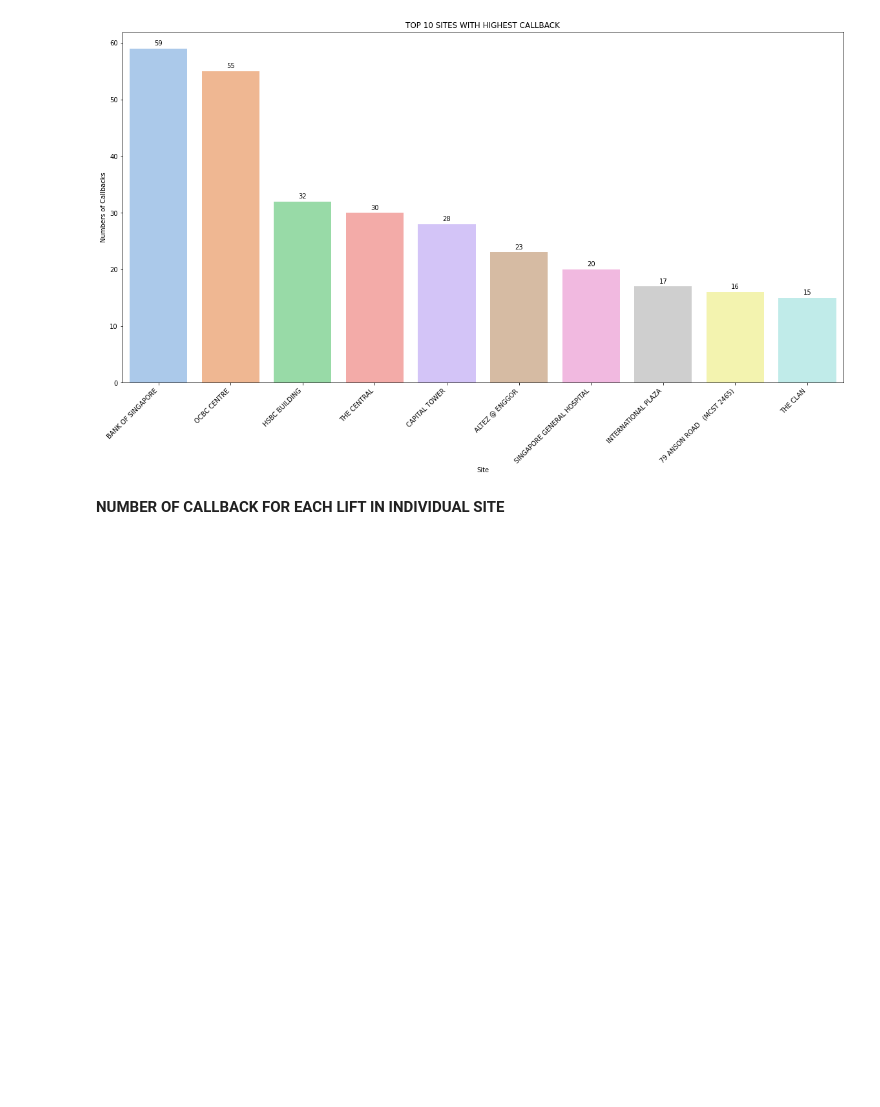
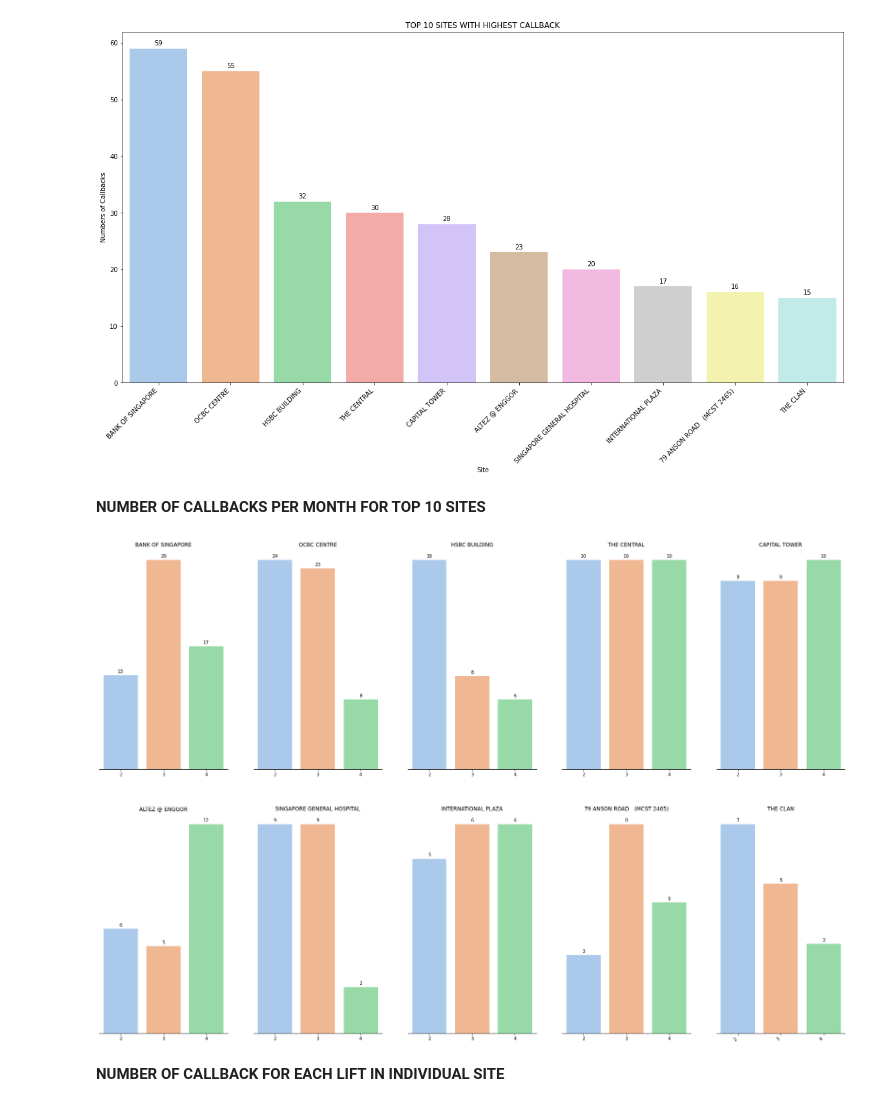
Before and after one commit to melvinps/Data-Analysis-Schindler-Lift-Singapore, a Jupyter notebook: Callback_Analysis.ipynb, the cells around one changed output. Saved outputs shown, nothing was run; the diff lists cells and outputs as text; code cells hidden in the pictures; blank space fills up the shorter version.

```diff
--- a/Callback_Analysis.ipynb
+++ b/Callback_Analysis.ipynb
@@ -102,6 +102,46 @@ for p in g.patches:
                textcoords = 'offset points')
 # %% [output]
 [figure]
+# %% [markdown]
+**NUMBER OF CALLBACKS PER MONTH FOR TOP 10 SITES**
+# %%
+top_10_lst = []
+for site in top_10['Name']:
+  if site not in top_10_lst:
+    top_10_lst.append(site)
+
+top_month = df_route_pass_month.drop(['Location','Long Text Description','Description of technical object'], axis=1)
+top_month['Notification date'] = top_month['Notification date'].dt.month
+df_top_10 = top_month.loc[(top_month['Name']).isin(top_10_lst)]
+df_top_10 = df_top_10.groupby(['Name'])
+
+counti=0
+countj=0
+fig,ax = plt.subplots(2, 5,figsize=(30,20))
+for i in top_10_lst:
+    gp = df_top_10.get_group(i).groupby(['Notification date']).count().reset_index()
+    n=len(gp.columns)
+    f = sns.barplot(x='Notification date',y='Description',data=gp, palette='pastel',order=gp['Notification date'], ax = ax[counti, countj])
+    countj += 1
+    if countj == 5:
+      counti += 1
+      countj = 0
+    plt.xticks(rotation=45, ha='right')
+    f.set_title(i)
+    f.set_xlabel('')
+    f.set_ylabel('')
+    f.spines['right'].set_visible(False)
+    f.spines['top'].set_visible(False)
+    f.spines['left'].set_visible(False)
+    f.get_yaxis().set_visible(False)
+    for p in f.patches:
+      f.annotate('{:.0f}'.format(p.get_height(), '.1f'),
+                   (p.get_x() + p.get_width() / 2., p.get_height()),
+                    ha = 'center', va = 'center',
+                    xytext = (0, 8),
+                    textcoords = 'offset points')
+# %% [output]
+[figure, added]
 # %% [markdown]
 **NUMBER OF CALLBACK FOR EACH LIFT IN INDIVIDUAL SITE**
 # %%
```
